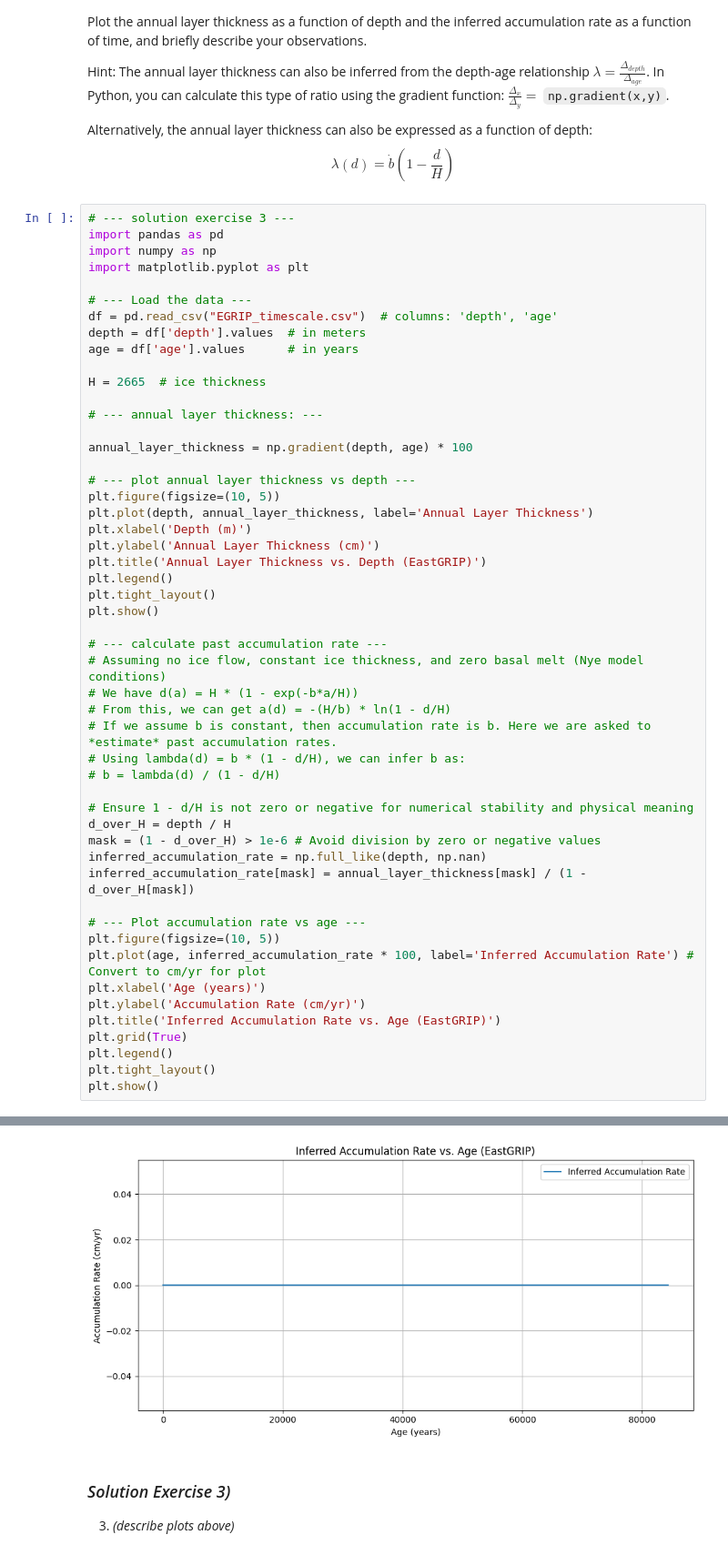
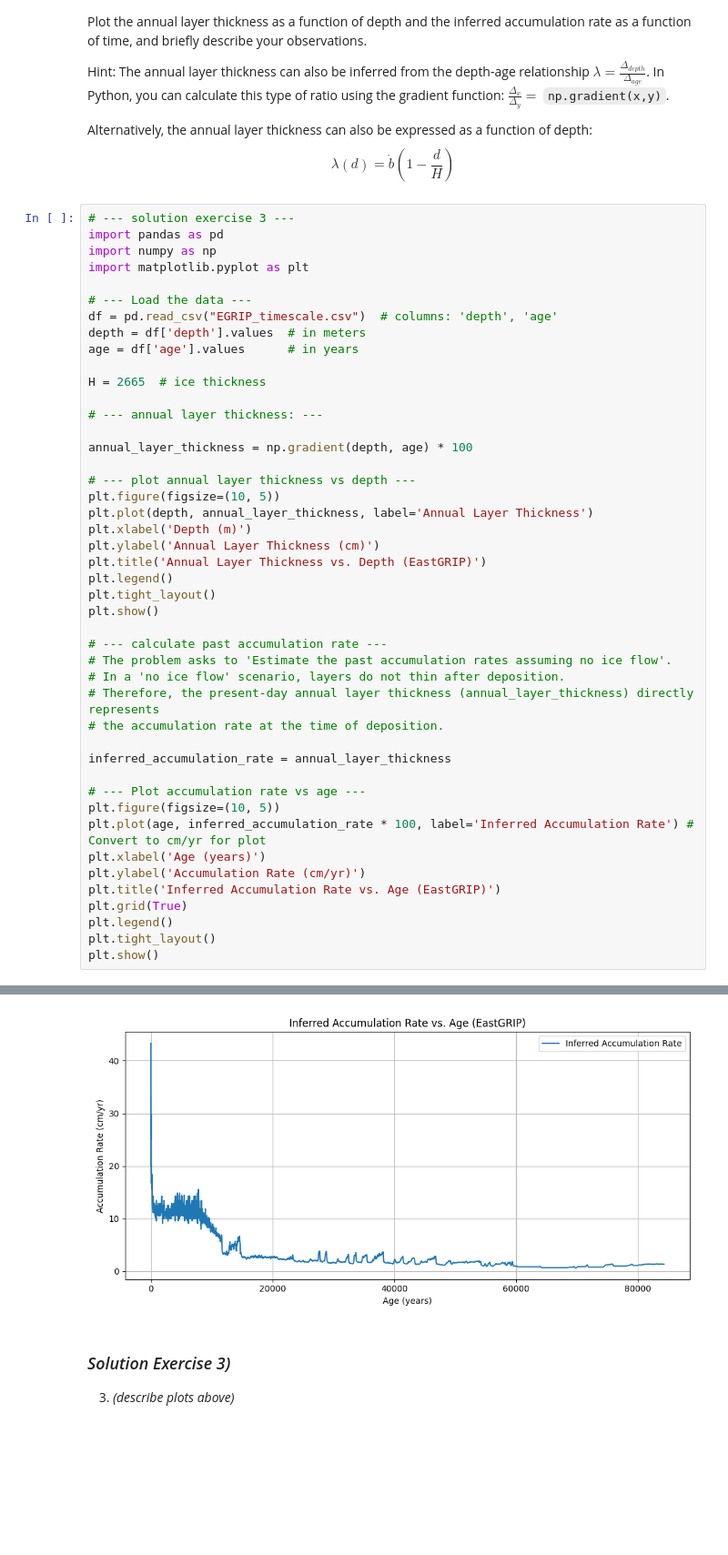
Before and after one commit to noegaill/Glacier-and-glaciated_vrai, a Jupyter notebook: ice-stratigraphy_exercise.ipynb, the cells around one changed output, grey strips where cells are left out. Shown at 91% size. Cells and saved outputs as stored; diff of their text form; blank space fills up the shorter version.

```diff
--- a/ice-stratigraphy_exercise.ipynb
+++ b/ice-stratigraphy_exercise.ipynb
@@ -242,18 +242,12 @@ plt.tight_layout()
 plt.show()
 
 # --- calculate past accumulation rate ---
-# Assuming no ice flow, constant ice thickness, and zero basal melt (Nye model conditions)
-# We have d(a) = H * (1 - exp(-b*a/H))
-# From this, we can get a(d) = -(H/b) * ln(1 - d/H)
-# If we assume b is constant, then accumulation rate is b. Here we are asked to *estimate* past accumulation rates.
-# Using lambda(d) = b * (1 - d/H), we can infer b as:
-# b = lambda(d) / (1 - d/H)
+# The problem asks to 'Estimate the past accumulation rates assuming no ice flow'.
+# In a 'no ice flow' scenario, layers do not thin after deposition.
+# Therefore, the present-day annual layer thickness (annual_layer_thickness) directly represents
+# the accumulation rate at the time of deposition.
 
-# Ensure 1 - d/H is not zero or negative for numerical stability and physical meaning
-d_over_H = depth / H
-mask = (1 - d_over_H) > 1e-6 # Avoid division by zero or negative values
-inferred_accumulation_rate = np.full_like(depth, np.nan)
-inferred_accumulation_rate[mask] = annual_layer_thickness[mask] / (1 - d_over_H[mask])
+inferred_accumulation_rate = annual_layer_thickness
 
 # --- Plot accumulation rate vs age ---
 plt.figure(figsize=(10, 5))
@@ -270,4 +264,4 @@ plt.show()
-[figure, old version]
+[figure, new version]
 # %% [markdown]
 ### *Solution Exercise 3)*
 
```
Also changed, not shown: parts of 2 cells of this notebook.
